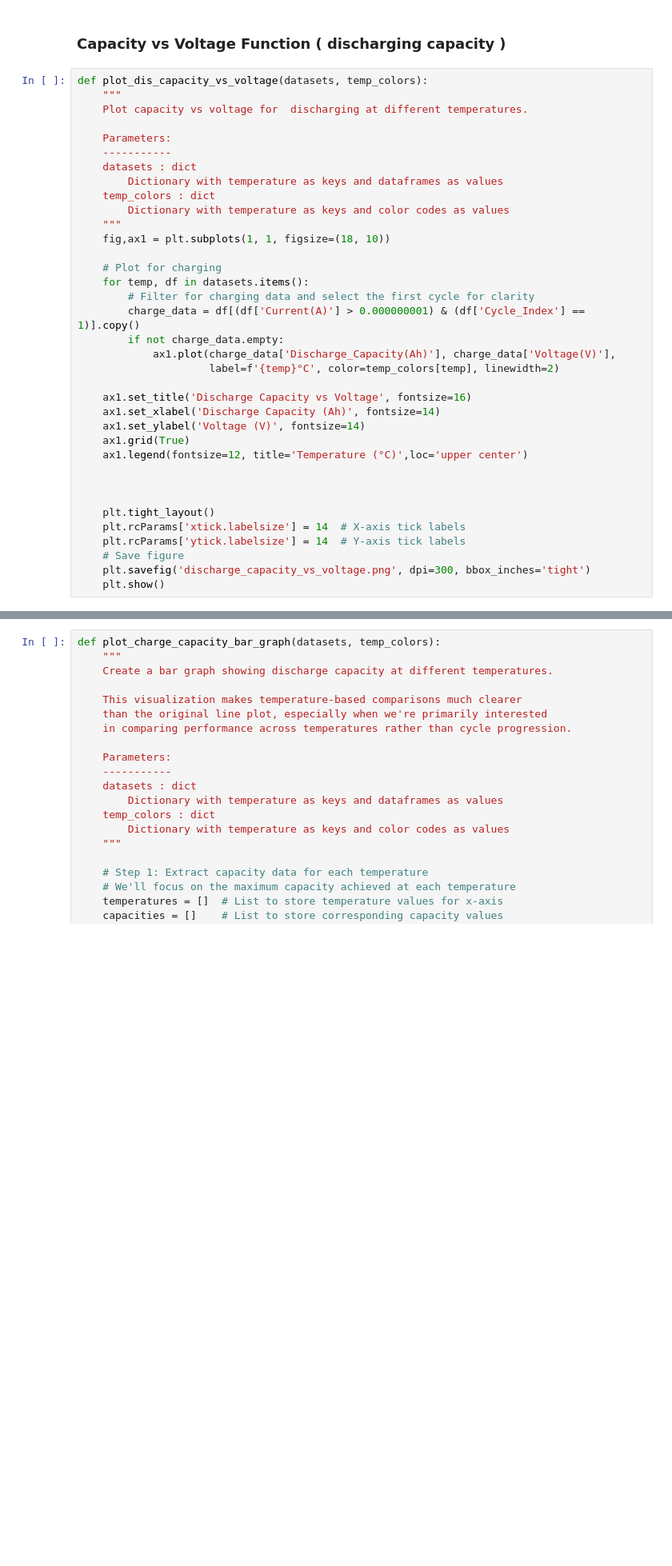
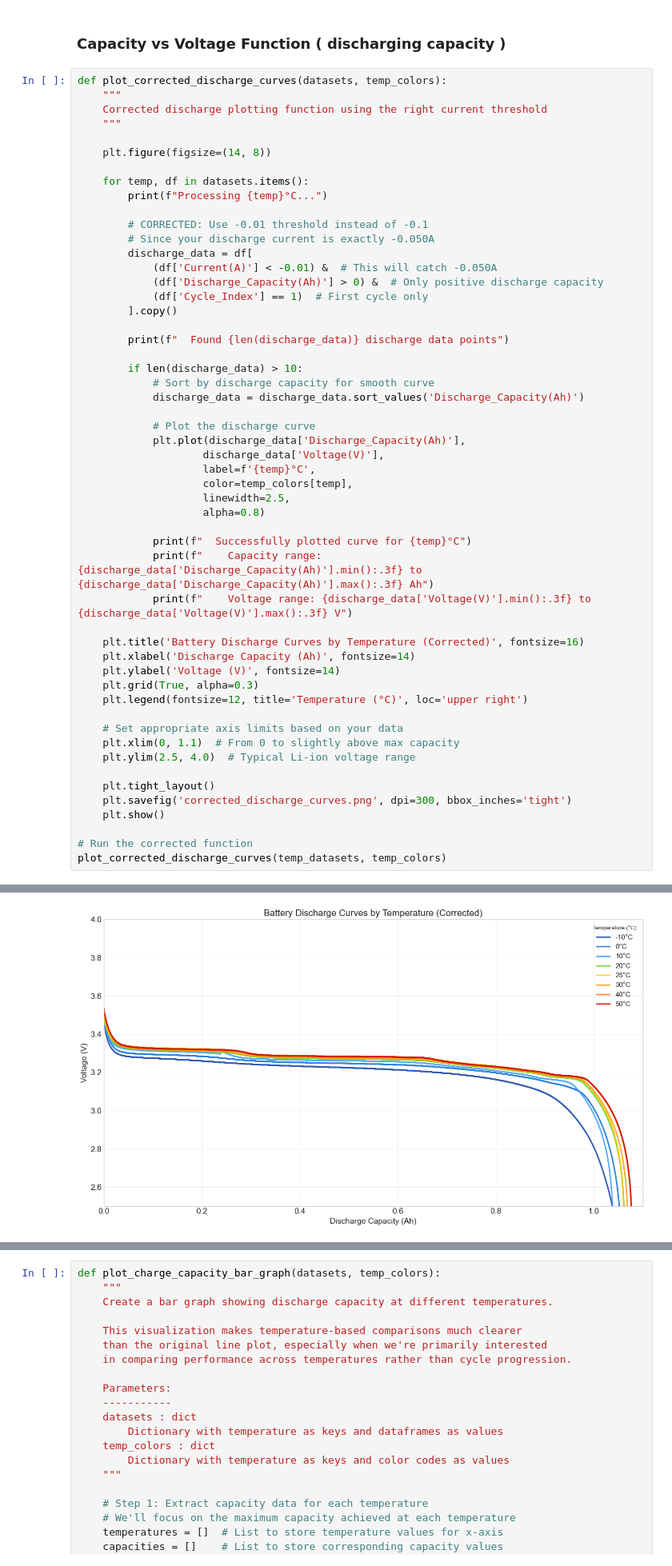
Before and after one commit to Jai-Kumar786/Assignments, a Jupyter notebook: A123 battery/low ocv curr -10.ipynb, the cells around one changed output, grey strips where cells are left out. Shown at 80% size. Drawn from its saved outputs; the diff is of its cells as text; blank space fills up the shorter version.

Commit message:
05-24-2025 Correcting two plots

```diff
--- a/A123 battery/low ocv curr -10.ipynb
+++ b/A123 battery/low ocv curr -10.ipynb
@@ -1147,38 +1146,56 @@ The overlapping lines aren't an error in the data or visualization—they're rev
 
 ###  Capacity vs Voltage Function ( discharging capacity )
 # %%
-def plot_dis_capacity_vs_voltage(datasets, temp_colors):
+def plot_corrected_discharge_curves(datasets, temp_colors):
     """
-    Plot capacity vs voltage for  discharging at different temperatures.
+    Corrected discharge plotting function using the right current threshold
+    """
 
-    Parameters:
-    -----------
-    datasets : dict
-        Dictionary with temperature as keys and dataframes as values
-    temp_colors : dict
-        Dictionary with temperature as keys and color codes as values
-    """
-    fig,ax1 = plt.subplots(1, 1, figsize=(18, 10))
+    plt.figure(figsize=(14, 8))
 
-    # Plot for charging
     for temp, df in datasets.items():
-        # Filter for charging data and select the first cycle for clarity
-        charge_data = df[(df['Current(A)'] > 0.000000001) & (df['Cycle_Index'] == 1)].copy()
-        if not charge_data.empty:
-            ax1.plot(charge_data['Discharge_Capacity(Ah)'], charge_data['Voltage(V)'],
-                     label=f'{temp}°C', color=temp_colors[temp], linewidth=2)
+        print(f"Processing {temp}°C...")
 
-    ax1.set_title('Discharge Capacity vs Voltage', fontsize=16)
-    ax1.set_xlabel('Discharge Capacity (Ah)', fontsize=14)
-    ax1.set_ylabel('Voltage (V)', fontsize=14)
-    ax1.grid(True)
-    ax1.legend(fontsize=12, title='Temperature (°C)',loc='upper center')
+        # CORRECTED: Use -0.01 threshold instead of -0.1
+        # Since your discharge current is exactly -0.050A
+        discharge_data = df[
+            (df['Current(A)'] < -0.01) &  # This will catch -0.050A
+            (df['Discharge_Capacity(Ah)'] > 0) &  # Only positive discharge capacity
+            (df['Cycle_Index'] == 1)  # First cycle only
+        ].copy()
 
+        print(f"  Found {len(discharge_data)} discharge data points")
 
+        if len(discharge_data) > 10:
+            # Sort by discharge capacity for smooth curve
+            discharge_data = discharge_data.sort_values('Discharge_Capacity(Ah)')
+
+            # Plot the discharge curve
+            plt.plot(discharge_data['Discharge_Capacity(Ah)'],
+                    discharge_data['Voltage(V)'],
+                    label=f'{temp}°C',
+                    color=temp_colors[temp],
+                    linewidth=2.5,
+                    alpha=0.8)
+
+            print(f"  Successfully plotted curve for {temp}°C")
+            print(f"    Capacity range: {discharge_data['Discharge_Capacity(Ah)'].min():.3f} to {discharge_data['Discharge_Capacity(Ah)'].max():.3f} Ah")
+            print(f"    Voltage range: {discharge_data['Voltage(V)'].min():.3f} to {discharge_data['Voltage(V)'].max():.3f} V")
+
+    plt.title('Battery Discharge Curves by Temperature (Corrected)', fontsize=16)
+    plt.xlabel('Discharge Capacity (Ah)', fontsize=14)
+    plt.ylabel('Voltage (V)', fontsize=14)
+    plt.grid(True, alpha=0.3)
+    plt.legend(fontsize=12, title='Temperature (°C)', loc='upper right')
+
+    # Set appropriate axis limits based on your data
+    plt.xlim(0, 1.1)  # From 0 to slightly above max capacity
+    plt.ylim(2.5, 4.0)  # Typical Li-ion voltage range
 
     plt.tight_layout()
-    plt.rcParams['xtick.labelsize'] = 14  # X-axis tick labels
-    plt.rcParams['ytick.labelsize'] = 14  # Y-axis tick labels
-    # Save figure
-    plt.savefig('discharge_capacity_vs_voltage.png', dpi=300, bbox_inches='tight')
+    plt.savefig('corrected_discharge_curves.png', dpi=300, bbox_inches='tight')
     plt.show()
+
+# Run the corrected function
+plot_corrected_discharge_curves(temp_datasets, temp_colors)
+# %% [output]
@@ -1184,0 +1219 @@ def plot_dis_capacity_vs_voltage(datasets, temp_colors):
+[figure, added]
```
Also changed, not shown: parts of 10 cells of this notebook.
